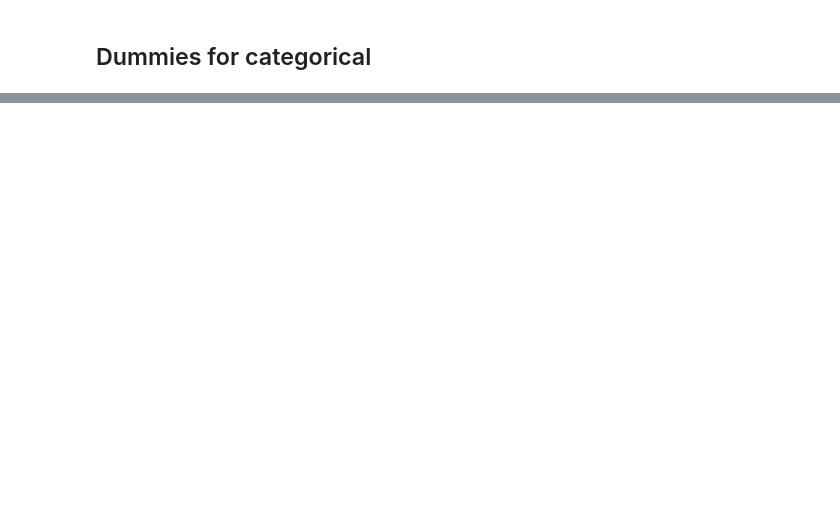
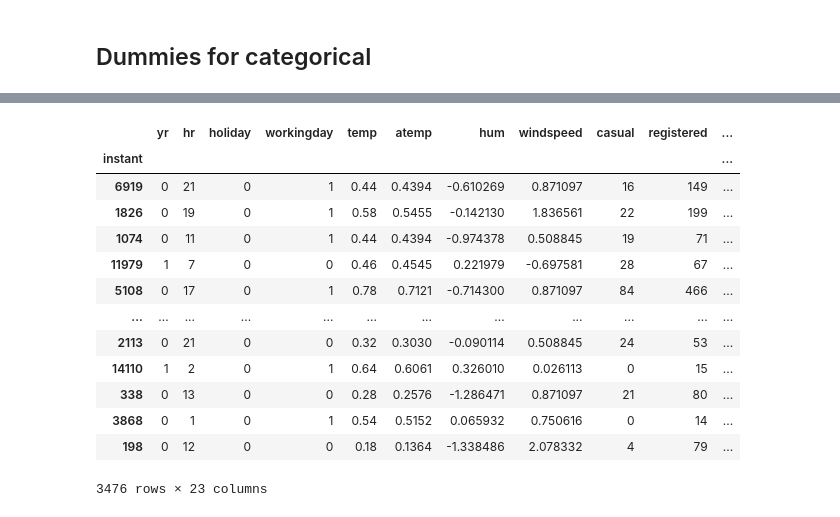
Before and after one commit to AlexeyMarg/ML_bicycle_sharing, a Jupyter notebook: bicycle_prediction.ipynb, the cells around one changed output, grey strips where cells are left out. Cells and saved outputs as stored; diff of their text form; code cells hidden in the pictures; blank space fills up the shorter version.

```diff
--- a/bicycle_prediction.ipynb
+++ b/bicycle_prediction.ipynb
@@ -223,0 +226,19 @@ X_train
+# %%
+def data_preprocessing(X, pca):
+    X = X.drop('dteday', axis=1)
+    temp = X.loc[:, ['season', 'mnth']]
+    temp['year_season'] = pca.transform(temp)
+    X = X.drop(['season', 'mnth'], axis=1)
+    X['year_season'] = temp['year_season']
+
+    X.loc[:, 'hum'] = StandardScaler().fit_transform(X.loc[:, 'hum'].values.reshape(-1, 1))
+    X.loc[:, 'windspeed'] = StandardScaler().fit_transform(X.loc[:, 'windspeed'].values.reshape(-1, 1))
+    X.loc[:, 'season_mnth'] = StandardScaler().fit_transform(X.loc[:, 'year_season'].values.reshape(-1, 1))
+
+    df_weekday_dummies = pd.get_dummies(X['weekday'], prefix='weekday')
+    X = pd.concat([X, df_weekday_dummies], axis=1).drop('weekday', axis=1)
+
+    df_weathersit_dummies = pd.get_dummies(X['weathersit'], prefix='weathersit')
+    X = pd.concat([X, df_weathersit_dummies], axis=1).drop('weathersit', axis=1)
+
+    return X
@@ -223,0 +265,18 @@ X_train
+# %%
+X_test = data_preprocessing(X_test, pca)
+X_test
+# %% [output]
+|  | yr | hr | holiday | workingday | temp | atemp | hum | windspeed | casual | registered | ... |
+| instant |  |  |  |  |  |  |  |  |  |  | ... |
+| 6919 | 0 | 21 | 0 | 1 | 0.44 | 0.4394 | -0.610269 | 0.871097 | 16 | 149 | ... |
+| 1826 | 0 | 19 | 0 | 1 | 0.58 | 0.5455 | -0.142130 | 1.836561 | 22 | 199 | ... |
+| 1074 | 0 | 11 | 0 | 1 | 0.44 | 0.4394 | -0.974378 | 0.508845 | 19 | 71 | ... |
+| 11979 | 1 | 7 | 0 | 0 | 0.46 | 0.4545 | 0.221979 | -0.697581 | 28 | 67 | ... |
+| 5108 | 0 | 17 | 0 | 1 | 0.78 | 0.7121 | -0.714300 | 0.871097 | 84 | 466 | ... |
+| ... | ... | ... | ... | ... | ... | ... | ... | ... | ... | ... | ... |
+| 2113 | 0 | 21 | 0 | 0 | 0.32 | 0.3030 | -0.090114 | 0.508845 | 24 | 53 | ... |
+| 14110 | 1 | 2 | 0 | 1 | 0.64 | 0.6061 | 0.326010 | 0.026113 | 0 | 15 | ... |
+| 338 | 0 | 13 | 0 | 0 | 0.28 | 0.2576 | -1.286471 | 0.871097 | 21 | 80 | ... |
+| 3868 | 0 | 1 | 0 | 1 | 0.54 | 0.5152 | 0.065932 | 0.750616 | 0 | 14 | ... |
+| 198 | 0 | 12 | 0 | 0 | 0.18 | 0.1364 | -1.338486 | 2.078332 | 4 | 79 | ... |
+3476 rows × 23 columns
```
Also changed, not shown: parts of 12 cells of this notebook.
